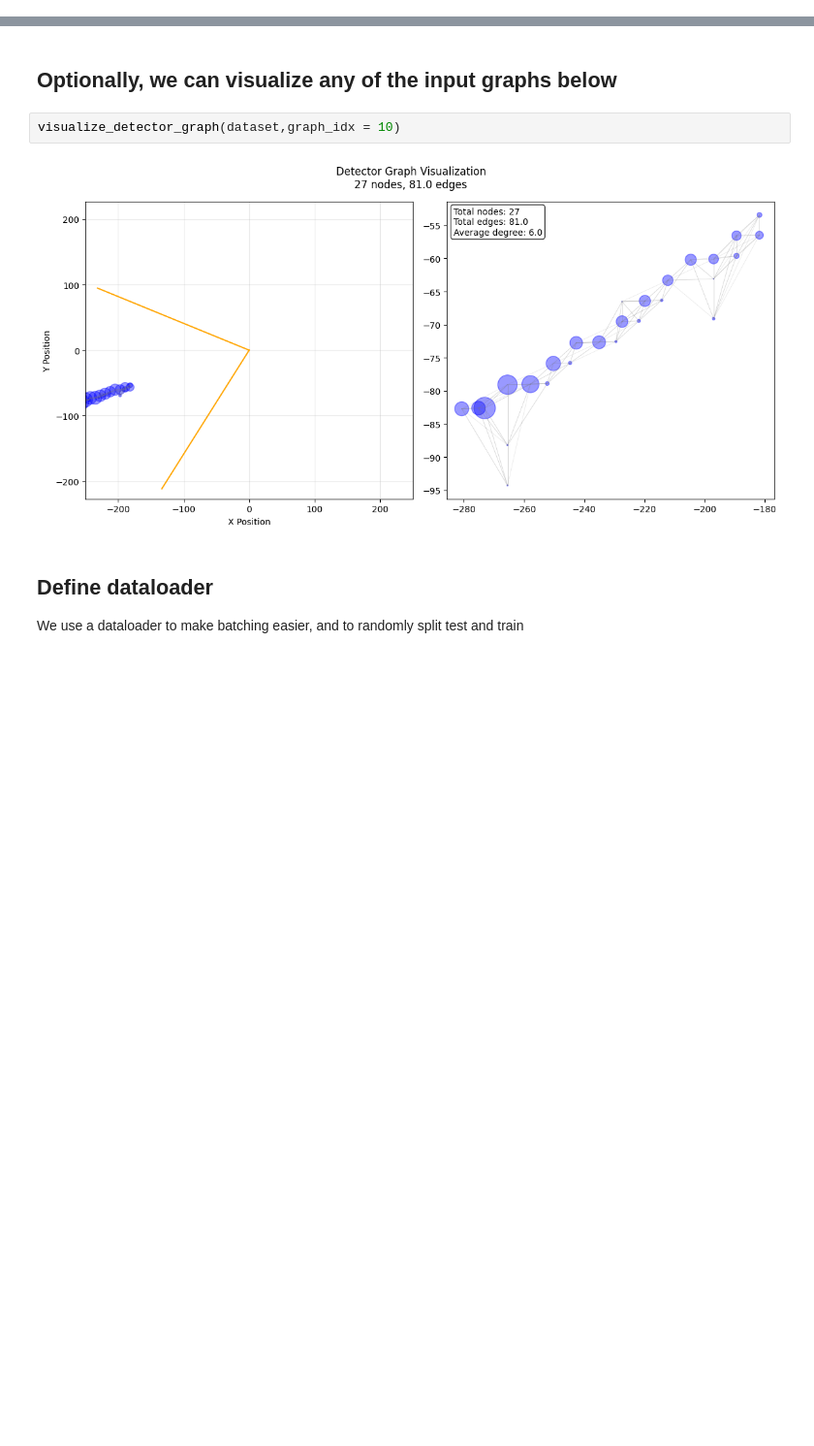
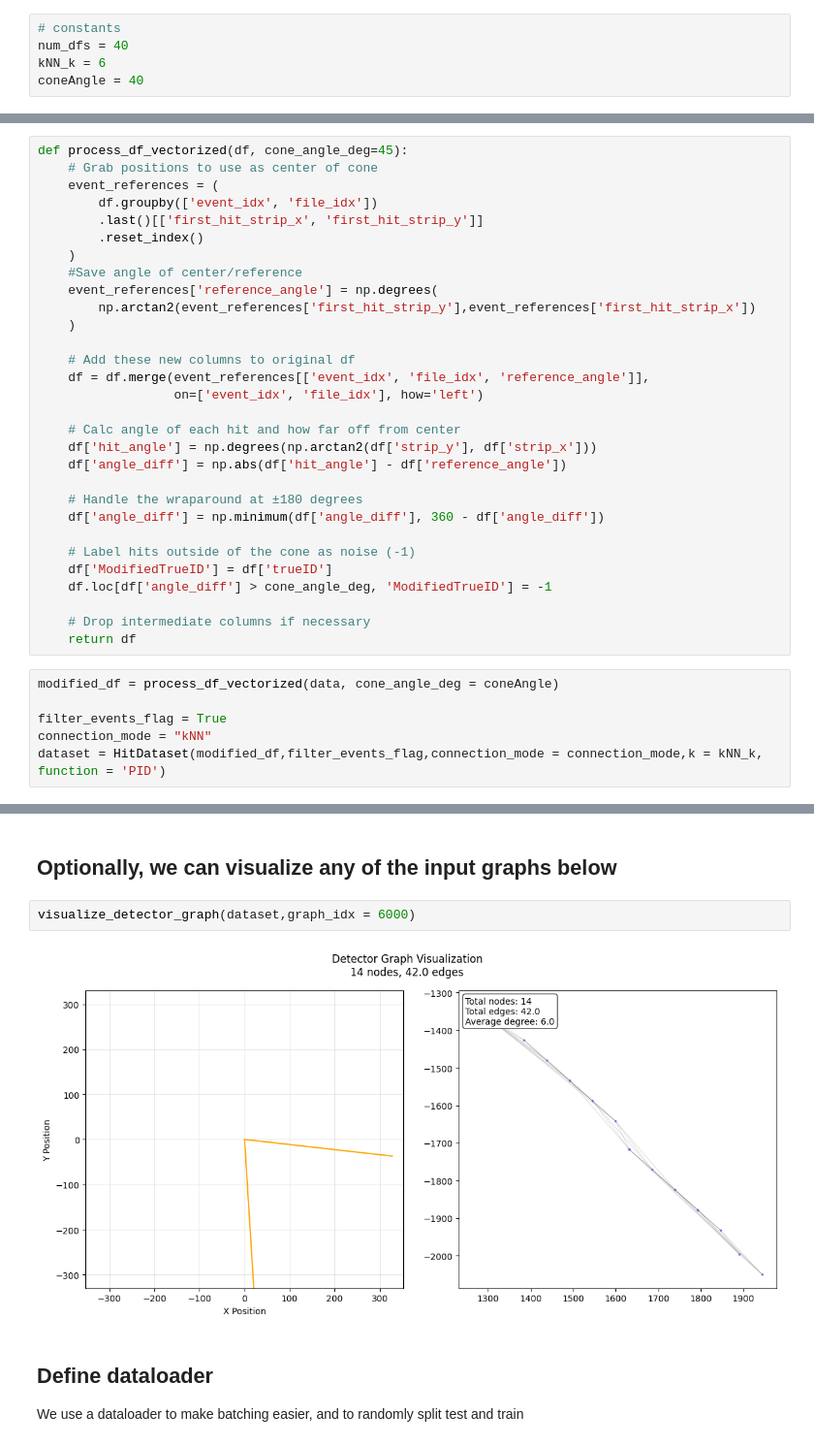
Before and after one commit to RowanKell/work_eic, a Jupyter notebook: macros/Timing_estimation/GNN_PID.ipynb, the cells around one changed output, grey strips where cells are left out. Shown at 97% size. Drawn from its saved outputs; the diff is of its cells as text; blank space fills up the shorter version.

```diff
--- a/macros/Timing_estimation/GNN_PID.ipynb
+++ b/macros/Timing_estimation/GNN_PID.ipynb
@@ -343,0 +31,5 @@ print(len(dataset))
+# %%
+# constants
+num_dfs = 40
+kNN_k = 6
+coneAngle = 40
@@ -343,0 +257,36 @@ print(len(dataset))
+# %%
+def process_df_vectorized(df, cone_angle_deg=45):
+    # Grab positions to use as center of cone
+    event_references = (
+        df.groupby(['event_idx', 'file_idx'])
+        .last()[['first_hit_strip_x', 'first_hit_strip_y']]
+        .reset_index()
+    )
+    #Save angle of center/reference
+    event_references['reference_angle'] = np.degrees(
+        np.arctan2(event_references['first_hit_strip_y'],event_references['first_hit_strip_x'])
+    )
+
+    # Add these new columns to original df
+    df = df.merge(event_references[['event_idx', 'file_idx', 'reference_angle']],
+                  on=['event_idx', 'file_idx'], how='left')
+
+    # Calc angle of each hit and how far off from center
+    df['hit_angle'] = np.degrees(np.arctan2(df['strip_y'], df['strip_x']))
+    df['angle_diff'] = np.abs(df['hit_angle'] - df['reference_angle'])
+
+    # Handle the wraparound at ±180 degrees
+    df['angle_diff'] = np.minimum(df['angle_diff'], 360 - df['angle_diff'])
+
+    # Label hits outside of the cone as noise (-1)
+    df['ModifiedTrueID'] = df['trueID']
+    df.loc[df['angle_diff'] > cone_angle_deg, 'ModifiedTrueID'] = -1
+
+    # Drop intermediate columns if necessary
+    return df
+# %%
+modified_df = process_df_vectorized(data, cone_angle_deg = coneAngle)
+
+filter_events_flag = True
+connection_mode = "kNN"
+dataset = HitDataset(modified_df,filter_events_flag,connection_mode = connection_mode,k = kNN_k, function = 'PID')
@@ -344,9 +301,9 @@ print(len(dataset))
 # %% [markdown]
 ## **Optionally, we can visualize any of the input graphs below**
 # %%
-visualize_detector_graph(dataset,graph_idx = 10)
+visualize_detector_graph(dataset,graph_idx = 6000)
 # %% [output]
-[figure, old version]
+[figure, new version]
 # %% [markdown]
 ## **Define dataloader**
 
```
Also changed, not shown: parts of 26 cells of this notebook, 17 other files.
